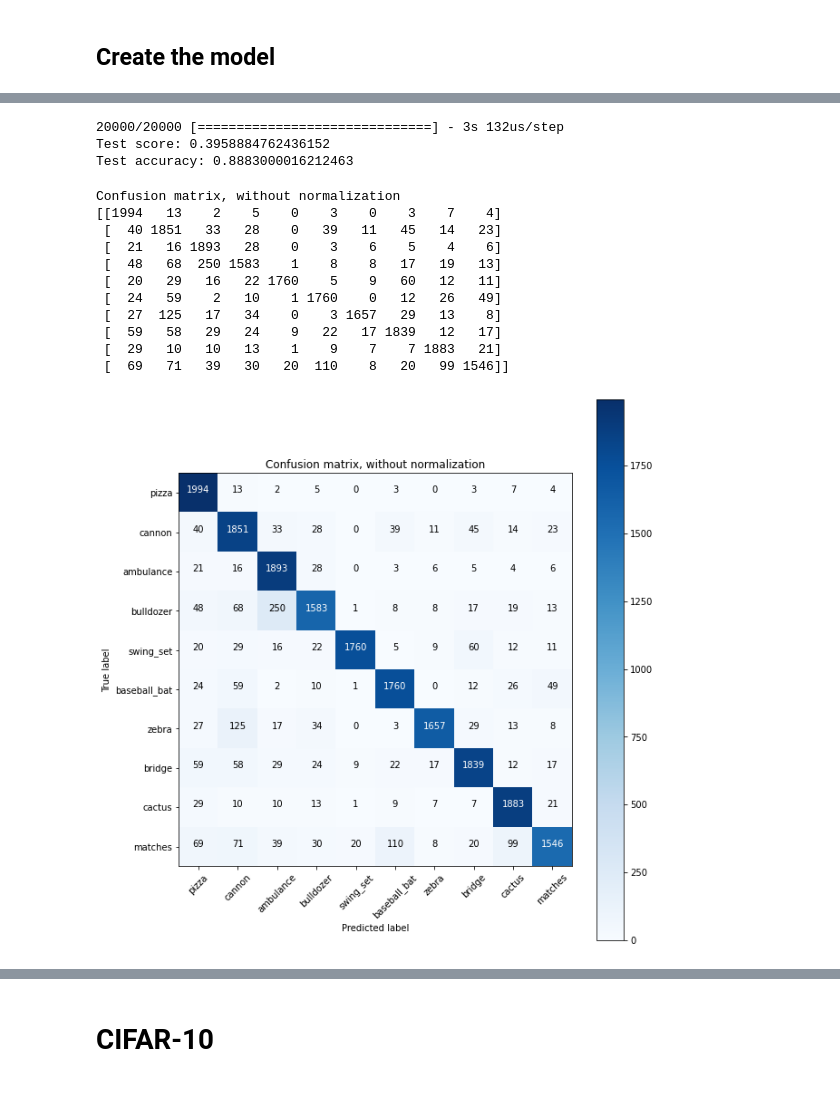
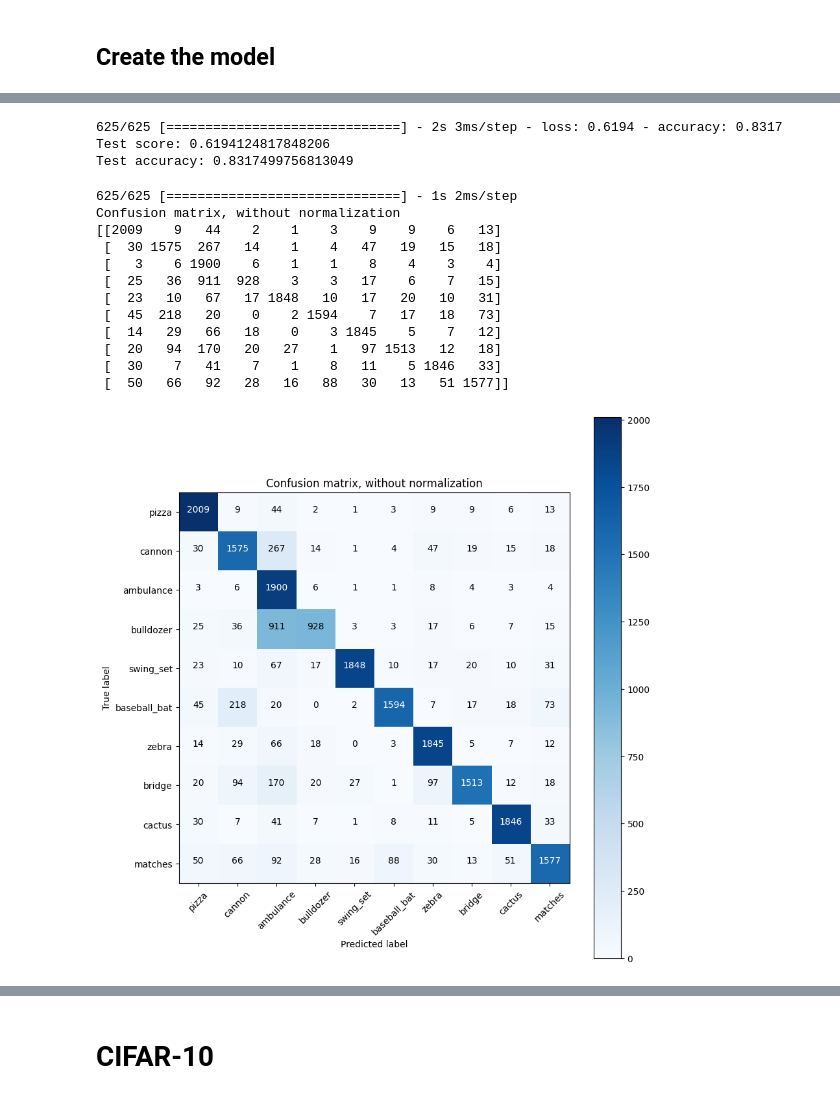
Before and after one commit to wut-mpg/ColabNotebooks, a Jupyter notebook: TWM_KerasIntro.ipynb, the cells around one changed output, grey strips where cells are left out. Saved outputs shown, nothing was run; the diff lists cells and outputs as text; code cells hidden in the pictures.

```diff
--- a/TWM_KerasIntro.ipynb
+++ b/TWM_KerasIntro.ipynb
@@ -1165,7 +1146,7 @@ model.add(Activation('softmax'))                     # softmax activation
 
 
 # we'll use the same optimizer
-adam = optimizers.Adam(lr=0.001)
+adam = tf.optimizers.Adam(learning_rate=0.001)
 model.compile(loss='categorical_crossentropy', optimizer=adam, metrics=['accuracy'])
 # %%
 # data augmentation prevents overfitting by slightly changing the data randomly
@@ -1180,6 +1161,6 @@ train_generator = gen.flow(X_train, Y_train, batch_size=128, subset='training')
 valid_generator = gen.flow(X_train, Y_train, batch_size=128, subset='validation')
 test_generator = test_gen.flow(X_test, Y_test, batch_size=128)
 # %%
-model.fit_generator(train_generator, steps_per_epoch=64000//128, epochs=5, verbose=1, validation_data=valid_generator, validation_steps = 16000 // 128)
+model.fit(train_generator, steps_per_epoch=64000//128, epochs=5, verbose=1, validation_data=valid_generator, validation_steps = 16000 // 128)
 # %% [output]
 Epoch 1/5
@@ -1198,40 +1179,42 @@ score = model.evaluate(X_test, Y_test)
 print('Test score:', score[0])
 print('Test accuracy:', score[1])
 # %% [output]
-20000/20000 [==============================] - 3s 132us/step
-Test score: 0.3958884762436152
-Test accuracy: 0.8883000016212463
+625/625 [==============================] - 2s 3ms/step - loss: 0.6194 - accuracy: 0.8317
+Test score: 0.6194124817848206
+Test accuracy: 0.8317499756813049
 # %%
 # The predict_classes function outputs the highest probability class
 # according to the trained classifier for each input example.
-predicted_classes = model.predict_classes(X_test)
+predicted = model.predict(X_test)
+predicted_classes = np.argmax(predicted, axis=1)
 
 # Check which items we got right / wrong
 correct_indices = np.nonzero(predicted_classes == y_test)[0]
 
 incorrect_indices = np.nonzero(predicted_classes != y_test)[0]
 
 cnf_matrix = confusion_matrix(y_test, predicted_classes)
 
 # Plot non-normalized confusion matrix
 plt.figure()
 plot_confusion_matrix(cnf_matrix, classes=class_names,
                       title='Confusion matrix, without normalization')
 
 plt.show()
 # %% [output]
+625/625 [==============================] - 1s 2ms/step
 Confusion matrix, without normalization
-[[1994   13    2    5    0    3    0    3    7    4]
- [  40 1851   33   28    0   39   11   45   14   23]
- [  21   16 1893   28    0    3    6    5    4    6]
- [  48   68  250 1583    1    8    8   17   19   13]
- [  20   29   16   22 1760    5    9   60   12   11]
- [  24   59    2   10    1 1760    0   12   26   49]
- [  27  125   17   34    0    3 1657   29   13    8]
- [  59   58   29   24    9   22   17 1839   12   17]
- [  29   10   10   13    1    9    7    7 1883   21]
- [  69   71   39   30   20  110    8   20   99 1546]]
+[[2009    9   44    2    1    3    9    9    6   13]
+ [  30 1575  267   14    1    4   47   19   15   18]
+ [   3    6 1900    6    1    1    8    4    3    4]
+ [  25   36  911  928    3    3   17    6    7   15]
+ [  23   10   67   17 1848   10   17   20   10   31]
+ [  45  218   20    0    2 1594    7   17   18   73]
+ [  14   29   66   18    0    3 1845    5    7   12]
+ [  20   94  170   20   27    1   97 1513   12   18]
+ [  30    7   41    7    1    8   11    5 1846   33]
+ [  50   66   92   28   16   88   30   13   51 1577]]
-[figure, old version]
+[figure, new version]
 # %%
 show_samples(correct_indices, predicted_classes, X_test, y_test, 5, class_names)
 # %% [output]
```
Also changed, not shown: parts of 49 cells of this notebook.
